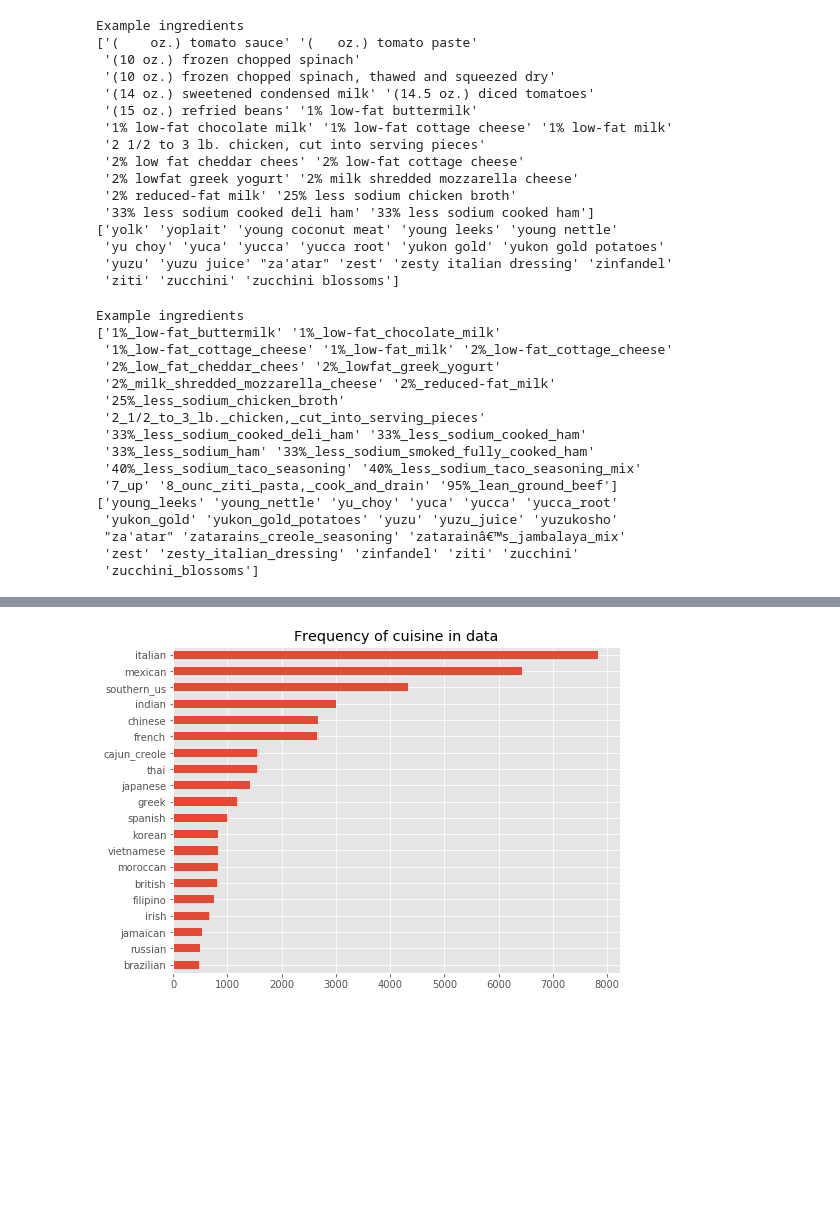
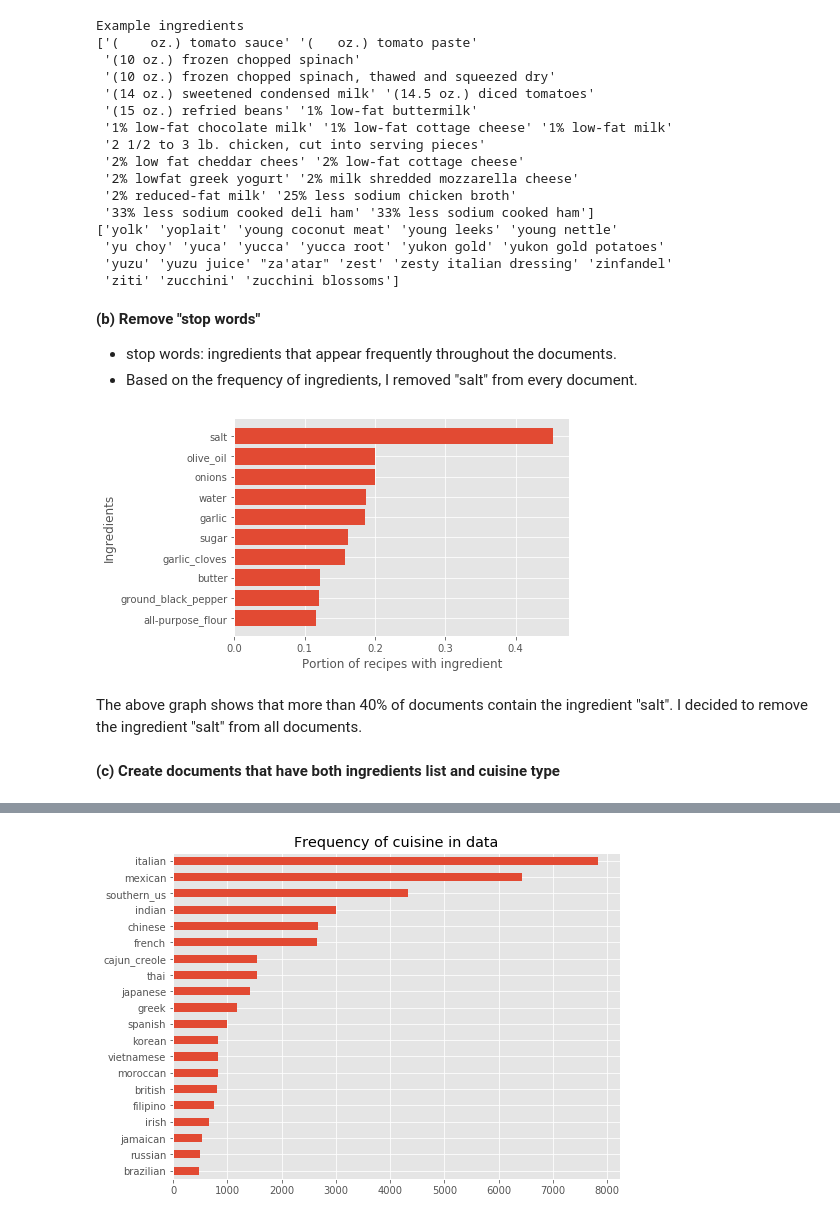
Before and after one commit to irishryoon/recipes, a Jupyter notebook: ingredients_recommendation.ipynb, the cells around one changed output, grey strips where cells are left out. Saved outputs shown, nothing was run; the diff lists cells and outputs as text; code cells hidden in the pictures; blank space fills up the shorter version.

```diff
--- a/ingredients_recommendation.ipynb
+++ b/ingredients_recommendation.ipynb
@@ -131,3 +127,35 @@ for i in df.index:
         ing[j] = ing[j].replace(' ','_')
 
     df.at[i,'ingredients'] = ing
+# %% [markdown]
+<b> (b) Remove "stop words" </b>
+* stop words: ingredients that appear frequently throughout the documents.
+* Based on the frequency of ingredients, I removed "salt" from every document.
+# %%
+# get the list of ingredients
+ing_list = df['ingredients'].tolist()
+ingredients_total = [item for sublist in ing_list for item in sublist]
+
+# count occurrence of ingredients
+ing_count = Counter(ingredients_total)
+
+# sort ingredients in order of decreasing frequency
+ing_by_count = [k for k, v in sorted(ing_count.items(), key = lambda item:item[1])]
+ing_by_count.reverse()
+# %%
+# Visualize top N most frequently used ingredients
+N = 10
+
+n_documents = df.shape[0]
+frequent_ing = ing_by_count[:N]
+prob_ing = [ing_count[item]/n_documents for item in frequent_ing]
+
+plt.barh(frequent_ing[::-1], prob_ing[::-1])
+plt.xlabel('Portion of recipes with ingredient')
+plt.ylabel('Ingredients')
+plt.title('')
+plt.show()
+# %% [output]
+[figure, added]
+# %% [markdown]
+The above graph shows that more than 40% of documents contain the ingredient "salt". I decided to remove the ingredient "salt" from all documents.
@@ -134,4 +167,7 @@ for i in df.index:
+# %% [markdown]
+<b>(c) Create documents that have both ingredients list and cuisine type </b>
 # %%
+# get list of ingredients and list of cuisine
 ing_list = df['ingredients'].tolist()
 cuisine_list = df['cuisine'].tolist()
 
@@ -140,26 +176,7 @@ if len(ing_list) == len(cuisine_list):
 else:
     print('error. Length of ingredients and cuisine does not match')
 
-print("Example ingredients")
-ing_list = np.unique([item for recipe in ingredients for item in recipe ])
-print(ing_list[:20])
-print(ing_list[-20:])
+# add cleaned up ingredients + cuisine to dataframe
+df['document'] = ingredients
-# %% [output]
-Example ingredients
-['1%_low-fat_buttermilk' '1%_low-fat_chocolate_milk'
- '1%_low-fat_cottage_cheese' '1%_low-fat_milk' '2%_low-fat_cottage_cheese'
- '2%_low_fat_cheddar_chees' '2%_lowfat_greek_yogurt'
- '2%_milk_shredded_mozzarella_cheese' '2%_reduced-fat_milk'
- '25%_less_sodium_chicken_broth'
- '2_1/2_to_3_lb._chicken,_cut_into_serving_pieces'
- '33%_less_sodium_cooked_deli_ham' '33%_less_sodium_cooked_ham'
- '33%_less_sodium_ham' '33%_less_sodium_smoked_fully_cooked_ham'
- '40%_less_sodium_taco_seasoning' '40%_less_sodium_taco_seasoning_mix'
- '7_up' '8_ounc_ziti_pasta,_cook_and_drain' '95%_lean_ground_beef']
-['young_leeks' 'young_nettle' 'yu_choy' 'yuca' 'yucca' 'yucca_root'
- 'yukon_gold' 'yukon_gold_potatoes' 'yuzu' 'yuzu_juice' 'yuzukosho'
- "za'atar" 'zatarains_creole_seasoning' 'zatarainâ€™s_jambalaya_mix'
- 'zest' 'zesty_italian_dressing' 'zinfandel' 'ziti' 'zucchini'
- 'zucchini_blossoms']
 # %%
 # add cleaned up ingredients + cuisine to dataframe
```
Also changed, not shown: parts of 120 cells of this notebook, 3 other files.
